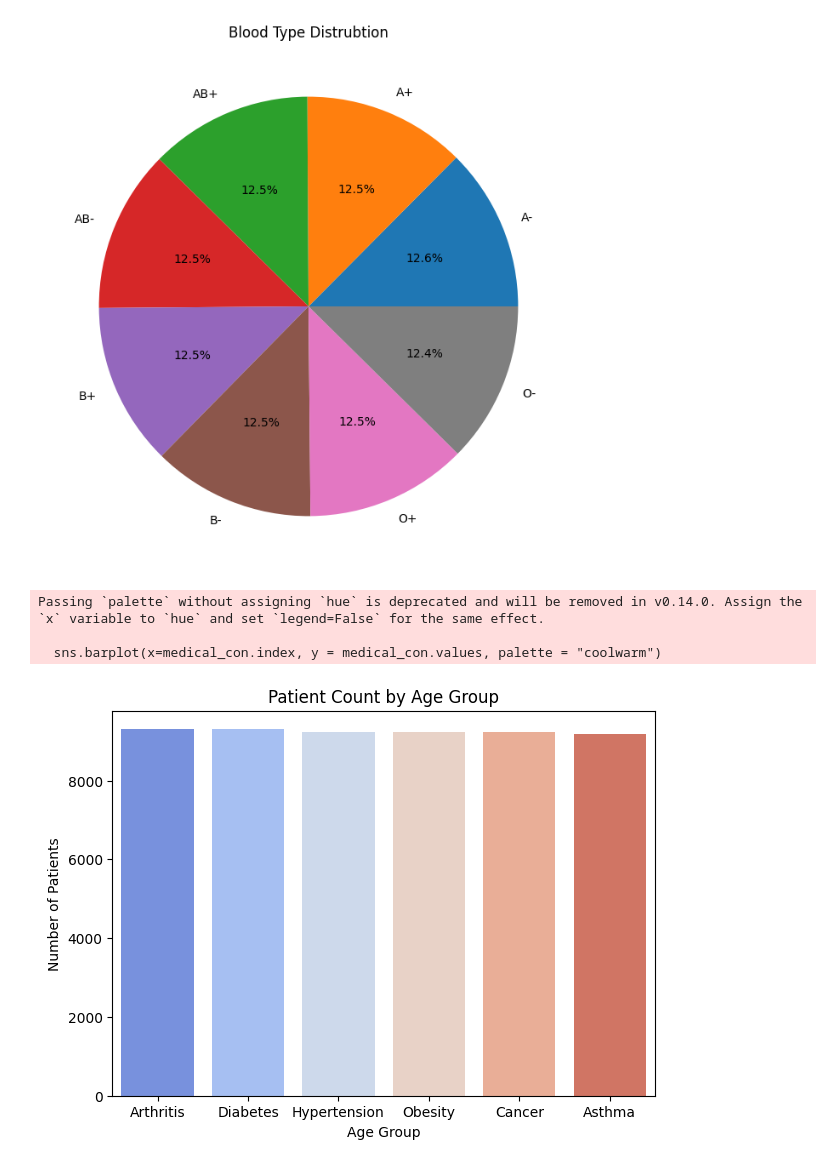
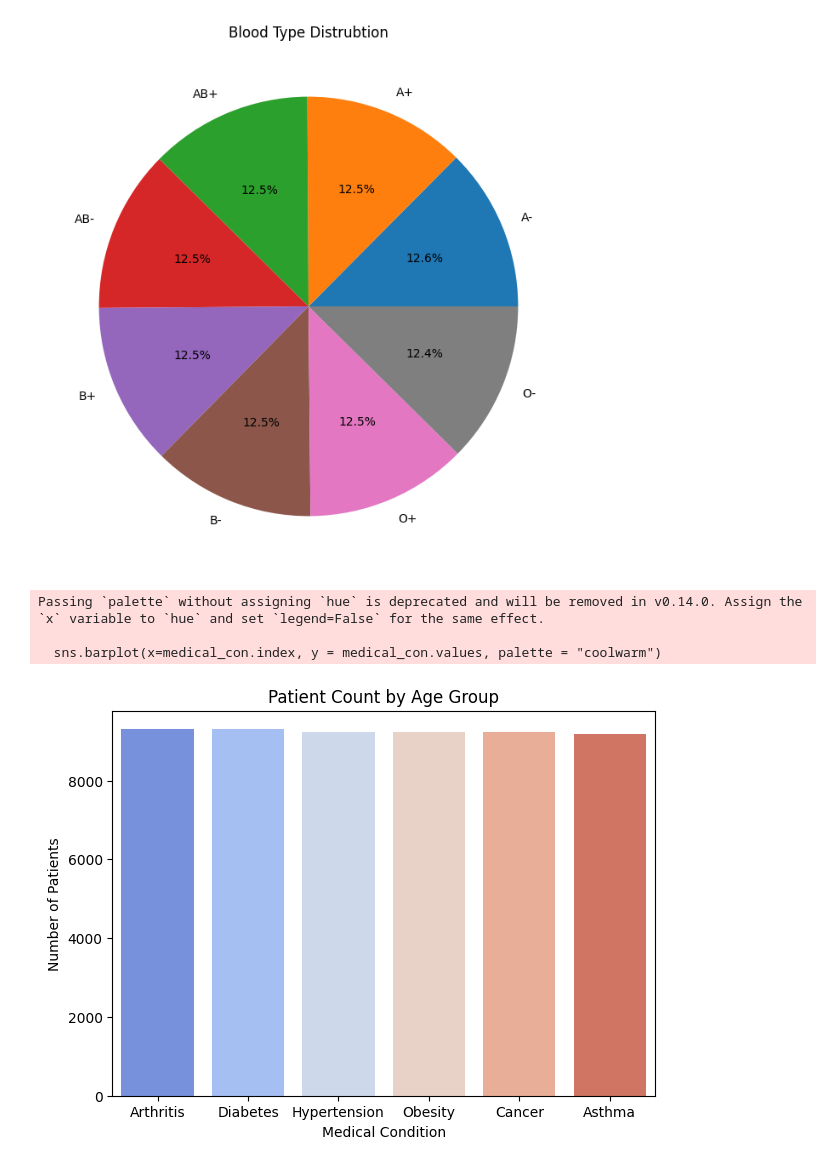
Before and after one commit to meganclapinski25/Heathcare-Analysis, a Jupyter notebook: healthcare.ipynb, the cells around one changed output. Cells and saved outputs as stored; diff of their text form; code cells hidden in the pictures.

```diff
--- a/healthcare.ipynb
+++ b/healthcare.ipynb
@@ -333,14 +333,14 @@ Text(0.5, 1.0, 'Blood Type Distrubtion')
 # %%
 medical_con = (dataset["Medical Condition"].value_counts())
 
 plt.figure(figsize=(7,5))
 sns.barplot(x=medical_con.index, y = medical_con.values, palette = "coolwarm")
-plt.xlabel("Age Group")
+plt.xlabel("Medical Condition")
 plt.ylabel("Number of Patients")
 plt.title("Patient Count by Age Group")
 plt.show()
 # %% [output]
 Passing `palette` without assigning `hue` is deprecated and will be removed in v0.14.0. Assign the `x` variable to `hue` and set `legend=False` for the same effect.
 
   sns.barplot(x=medical_con.index, y = medical_con.values, palette = "coolwarm")
-[figure, old version]
+[figure, new version]
```
Also changed, not shown: parts of 5 cells of this notebook.
